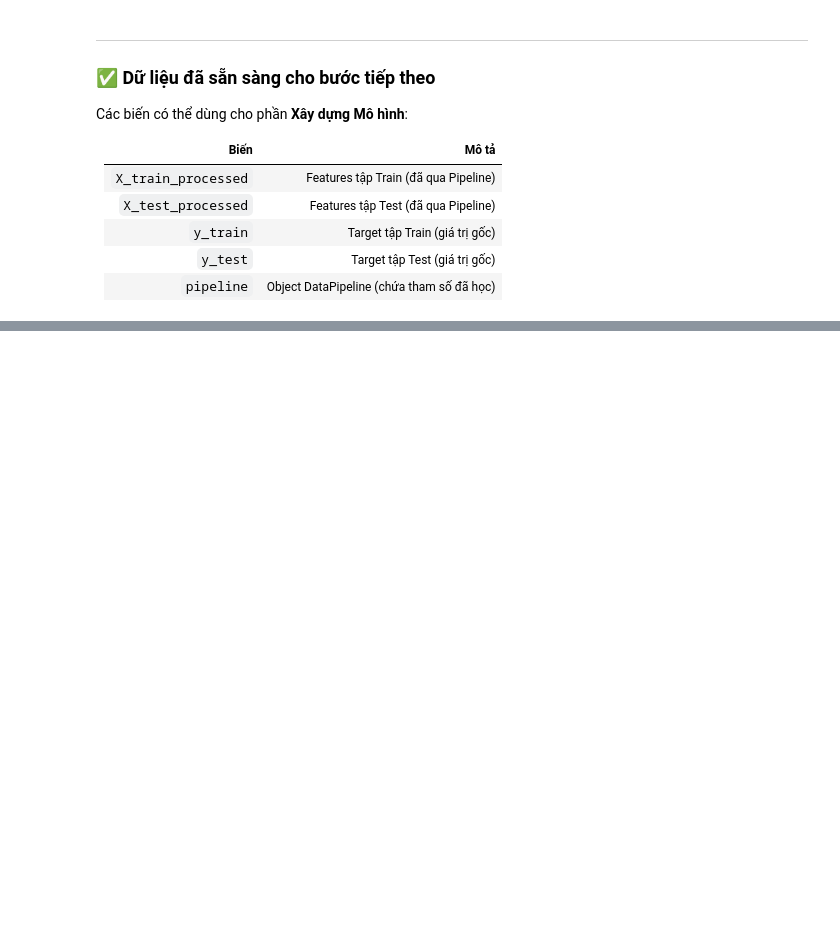
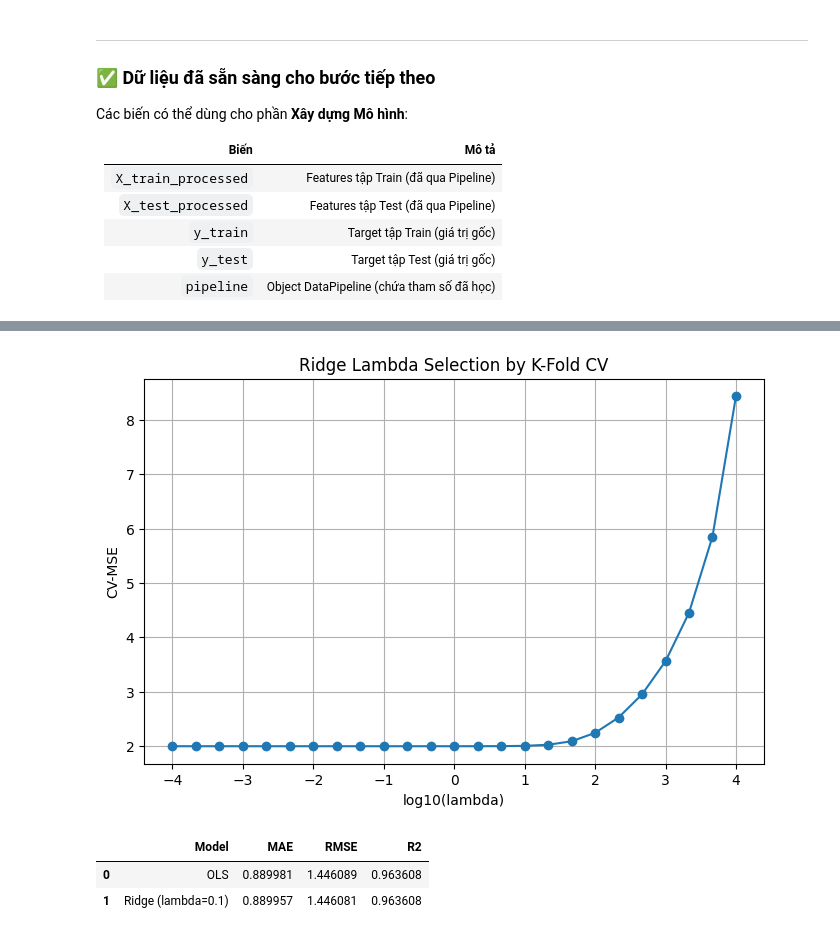
Before and after one commit to TNTruong196/Prj2_TUDTK_N1, a Jupyter notebook: part2/part2_notebook.ipynb, the cells around one changed output, grey strips where cells are left out. Saved outputs shown, nothing was run; the diff lists cells and outputs as text; code cells hidden in the pictures; blank space fills up the shorter version.

```diff
--- a/part2/part2_notebook.ipynb
+++ b/part2/part2_notebook.ipynb
@@ -437,0 +442,26 @@ Các biến có thể dùng cho phần **Xây dựng Mô hình**:
+# %%
+import importlib
+import model_comparison
+import part1.ridge_lasso as ridge_lasso
+
+importlib.reload(model_comparison)
+importlib.reload(ridge_lasso)
+
+from model_comparison import (
+    train_and_compare,
+    plot_cv_results,
+    ridge_coefficients_table,
+    ridge_trace_table,
+)
+plot_ridge_trace = ridge_lasso.plot_ridge_trace
+
+result = train_and_compare(k=5, plot=False)
+best_lambda = result['best_lambda']
+cv_results = result['cv_results']
+metrics_table = result['metrics_table']
+data_for_model = result['data']
+ridge_beta = result['models']['ridge']['beta']
+feature_names = data_for_model['feature_names']
+
+print(f'Best lambda: {best_lambda:.6g}')
+cv_results.sort_values('cv_mse')[['lambda', 'cv_mse']]
@@ -437,0 +487,10 @@ Các biến có thể dùng cho phần **Xây dựng Mô hình**:
+# %%
+plot_cv_results(cv_results)
+# %% [output]
+[figure, added]
+# %%
+metrics_table
+# %% [output]
+|  | Model | MAE | RMSE | R2 |
+| 0 | OLS | 0.889981 | 1.446089 | 0.963608 |
+| 1 | Ridge (lambda=0.1) | 0.889957 | 1.446081 | 0.963608 |
```
Also changed, not shown: parts of 7 cells of this notebook, 4 other files.
